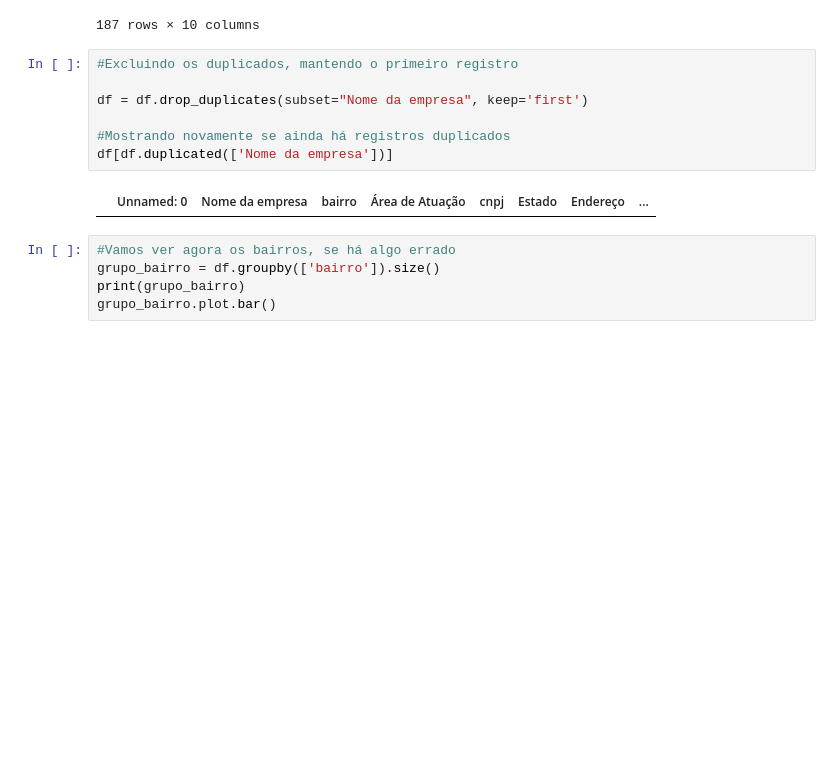
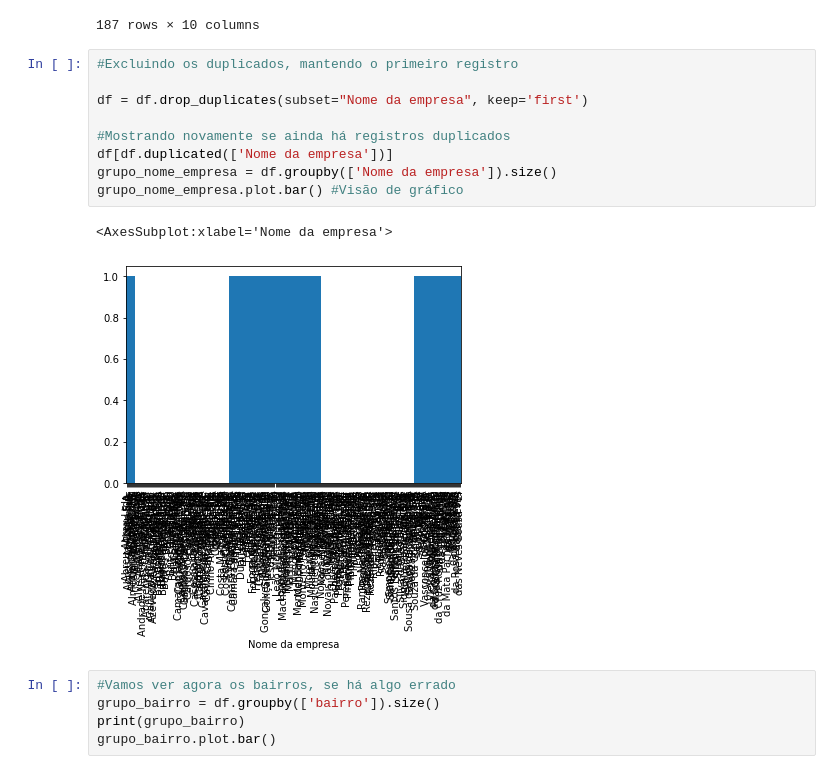
Before and after one commit to ferpablos89/data_science_2, a Jupyter notebook: Análise Exploratória e Limpeza de Dados_material_apoio.ipynb, the cells around one changed output. Drawn from its saved outputs; the diff is of its cells as text; blank space fills up the shorter version.

```diff
--- a/Análise Exploratória e Limpeza de Dados_material_apoio.ipynb
+++ b/Análise Exploratória e Limpeza de Dados_material_apoio.ipynb
@@ -141,12 +141,15 @@ df[df.duplicated(['Nome da empresa'])]
 # %%
 #Excluindo os duplicados, mantendo o primeiro registro
 
 df = df.drop_duplicates(subset="Nome da empresa", keep='first')
 
 #Mostrando novamente se ainda há registros duplicados
 df[df.duplicated(['Nome da empresa'])]
+grupo_nome_empresa = df.groupby(['Nome da empresa']).size()
+grupo_nome_empresa.plot.bar() #Visão de gráfico
 # %% [output]
-|  | Unnamed: 0 | Nome da empresa | bairro | Área de Atuação | cnpj | Estado | Endereço | ... |
+<AxesSubplot:xlabel='Nome da empresa'>
+[figure, added]
 # %%
 #Vamos ver agora os bairros, se há algo errado
 grupo_bairro = df.groupby(['bairro']).size()
```
